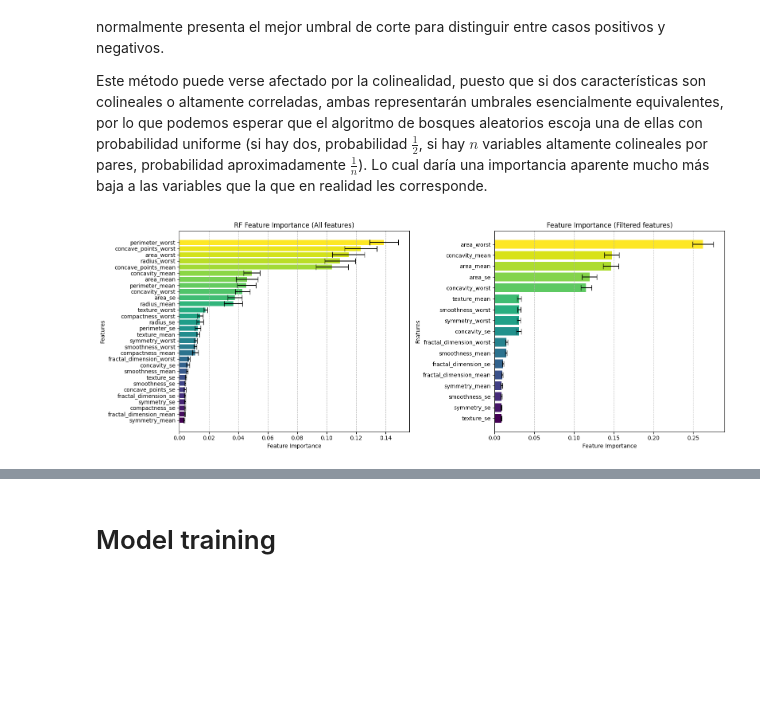
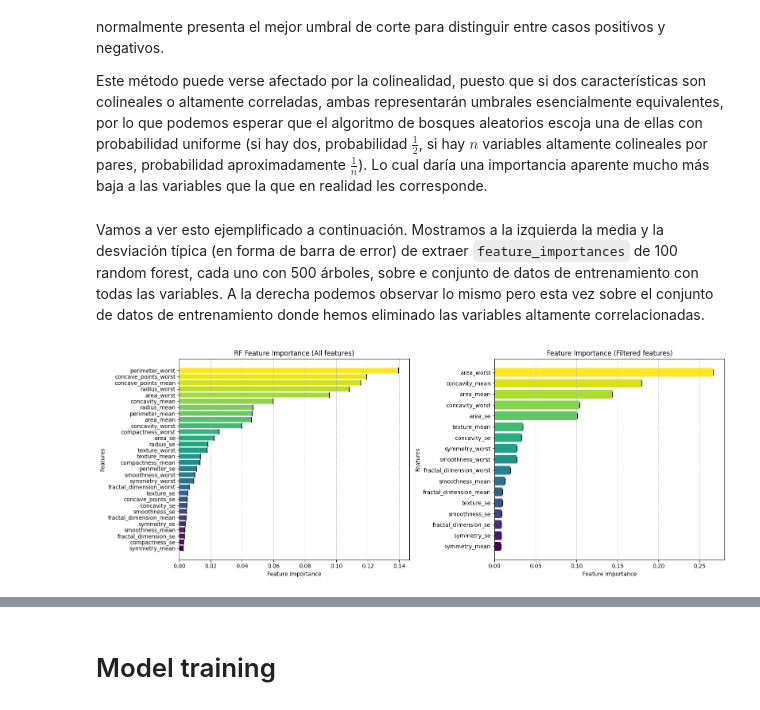
Before and after one commit to A-Portillo/Breast-cancer-winsconsin, a Jupyter notebook: PEC1-Adrian.ipynb, the cells around one changed output, grey strips where cells are left out. Saved outputs shown, nothing was run; the diff lists cells and outputs as text; code cells hidden in the pictures; blank space fills up the shorter version.

```diff
--- a/PEC1-Adrian.ipynb
+++ b/PEC1-Adrian.ipynb
@@ -345,5 +346,5 @@ plt.show()
 # %%
-fig, axes = plt.subplots(1, 3, figsize=(18, 6))  # Ajusté la altura también
+""" fig, axes = plt.subplots(1, 3, figsize=(18, 6))  # Ajusté la altura también
 
 feature_groups = [
     mean_columns,
@@ -356,5 +357,5 @@ for i, ax in enumerate(axes):
     ax.set_title(f"Violin Plot Split by Diagnosis - {i+1}")
 
 plt.tight_layout()
-plt.show()
+plt.show() """
 # %% [output]
@@ -510,16 +516,18 @@ def get_feature_importances(features :pd.DataFrame, target: pd.DataFrame, n_tree
         plt.close(fig)
 
     return feature_importance_df, fig, ax
+# %% [markdown]
+Vamos a ver esto ejemplificado a continuación. Mostramos a la izquierda la media y la desviación típica (en forma de barra de error) de extraer `feature_importances` de 100 random forest, cada uno con 500 árboles, sobre e conjunto de datos de entrenamiento con todas las variables. A la derecha podemos observar lo mismo pero esta vez sobre el conjunto de datos de entrenamiento donde hemos eliminado las variables altamente correlacionadas.
 # %%
 fig, axes = plt.subplots(1, 2, figsize=(16, 6))
 
-df_feat_imp_unfiltered, _, _ = get_feature_importances(X_train, y_train, 500, n_runs=50, ax=axes[0])
+df_feat_imp_unfiltered, _, _ = get_feature_importances(X_train, y_train, 500, n_runs=1, ax=axes[0])
 axes[0].set_title("RF Feature Importance (All features)")
 
-df_feat_imp_filtered, _, _ = get_feature_importances(X_train_filtered, y_train_filtered, 500, n_runs=50, ax=axes[1])
+df_feat_imp_filtered, _, _ = get_feature_importances(X_train_filtered, y_train_filtered, 500, n_runs=1, ax=axes[1])
 axes[1].set_title("Feature Importance (Filtered features)")
 
 plt.tight_layout()
 plt.show()
 # %% [output]
-[figure, old version]
+[figure, new version]
```
Also changed, not shown: parts of 42 cells of this notebook, 1 other file.
